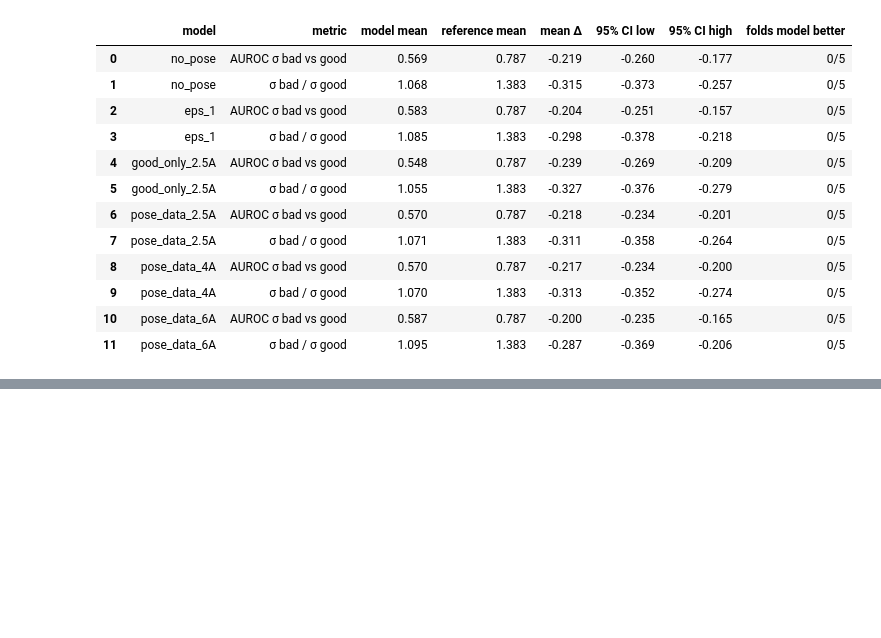
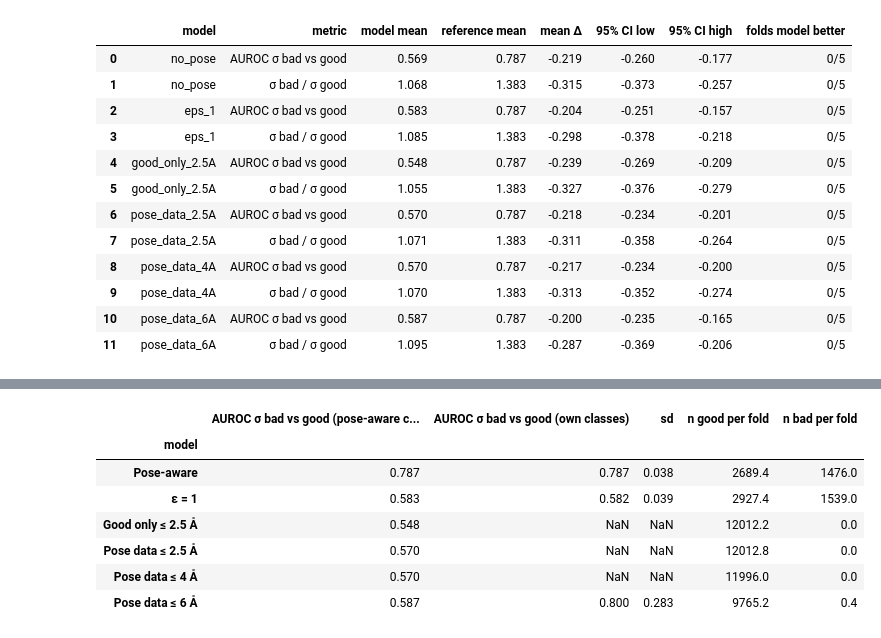
Before and after one commit to openkinome/multi-objective-kinodata-3D, a Jupyter notebook: analysis_publication/ablation_pose_range.ipynb, the cells around one changed output, grey strips where cells are left out. Saved outputs shown, nothing was run; the diff lists cells and outputs as text; code cells hidden in the pictures; blank space fills up the shorter version.

Commit message:
ablation_pose_range.ipynb: sigma per pose class with each model's own predicted classes
Co-Authored-By: Claude Opus 5.5 (1M context) <noreply@anthropic.com>

```diff
--- a/analysis_publication/ablation_pose_range.ipynb
+++ b/analysis_publication/ablation_pose_range.ipynb
@@ -520,0 +525,25 @@ paired_sig[["model", "metric", "model mean", "reference mean", "mean Δ", "95% C
+# %%
+rows = []
+for (m, k), d in test.items():
+    if not MODELS[m]["pose_task"]:
+        continue
+    q = d["pose"].to_numpy()   # the model's own predicted q
+    good, bad = d.loc[q >= GOOD_Q, "sigma"].to_numpy(), d.loc[q <= BAD_Q, "sigma"].to_numpy()
+    rows.append({"model": m, "fold": k, "n good": len(good), "n bad": len(bad),
+                 "AUROC σ bad vs good (own classes)": auroc(np.r_[good, bad], np.r_[np.zeros(len(good)), np.ones(len(bad))])})
+own = pd.DataFrame(rows)
+own.to_csv(OUTPUT / "sigma_by_own_pose_class_per_fold.csv", index=False)
+tab = own.groupby("model", sort=False).agg(**{"AUROC σ bad vs good (own classes)": ("AUROC σ bad vs good (own classes)", "mean"),
+                                              "sd": ("AUROC σ bad vs good (own classes)", "std"),
+                                              "n good per fold": ("n good", "mean"), "n bad per fold": ("n bad", "mean")})
+tab.insert(0, "AUROC σ bad vs good (pose-aware classes)", sig_cls.groupby("model")["AUROC σ bad vs good"].mean().reindex(tab.index))
+tab.rename(index=lambda m: MODELS[m]["label"]).round(3)
+# %% [output]
+|  | AUROC σ bad vs good (pose-aware c... | AUROC σ bad vs good (own classes) | sd | n good per fold | n bad per fold |
+| model |  |  |  |  |  |
+| Pose-aware | 0.787 | 0.787 | 0.038 | 2689.4 | 1476.0 |
+| ε = 1 | 0.583 | 0.582 | 0.039 | 2927.4 | 1539.0 |
+| Good only ≤ 2.5 Å | 0.548 | NaN | NaN | 12012.2 | 0.0 |
+| Pose data ≤ 2.5 Å | 0.570 | NaN | NaN | 12012.8 | 0.0 |
+| Pose data ≤ 4 Å | 0.570 | NaN | NaN | 11996.0 | 0.0 |
+| Pose data ≤ 6 Å | 0.587 | 0.800 | 0.283 | 9765.2 | 0.4 |
```
Also changed, not shown: parts of 1 cell of this notebook.
